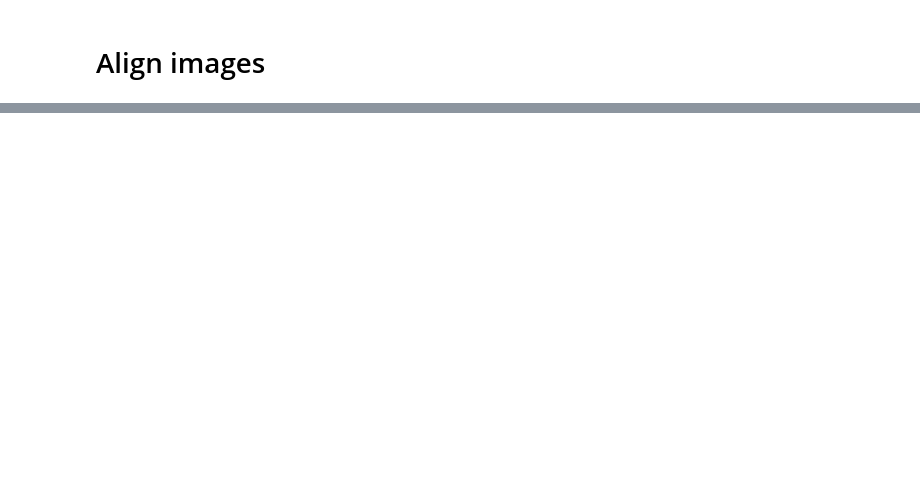
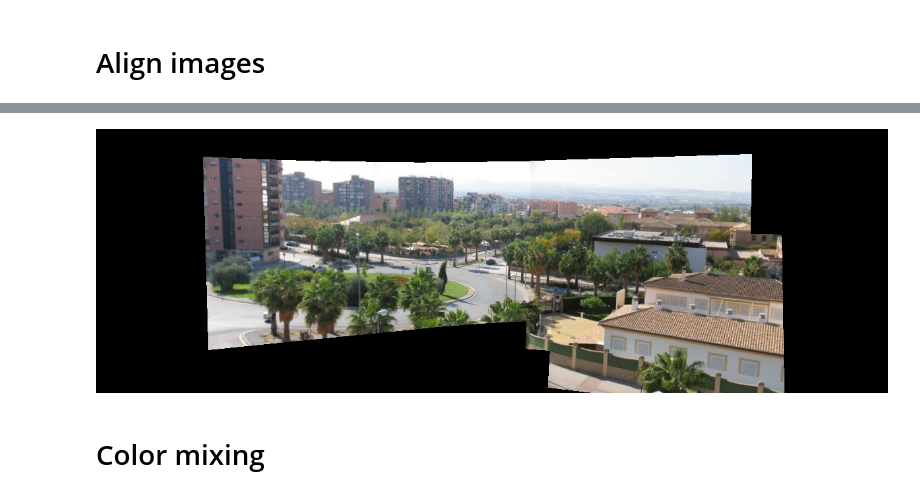
Before and after one commit to RoseSarlake/Computer-Vision, a Jupyter notebook: final.ipynb, the cells around one changed output, grey strips where cells are left out. Drawn from its saved outputs; the diff is of its cells as text; code cells hidden in the pictures; blank space fills up the shorter version.

```diff
--- a/final.ipynb
+++ b/final.ipynb
@@ -436,0 +317,18 @@ for i in range (1,len(lpA_blue)):
+# %%
+# stitch every images in the canvas
+panorama = cv2.warpPerspective(images[0], newhomo0,(canvas.shape[1],canvas.shape[0]),borderMode=cv2.BORDER_TRANSPARENT)
+panorama = cv2.warpPerspective(images[1], newhomo1,(canvas.shape[1],canvas.shape[0]),borderMode=cv2.BORDER_TRANSPARENT)
+panorama = cv2.warpPerspective(images[2], newhomo2,(canvas.shape[1],canvas.shape[0]),borderMode=cv2.BORDER_TRANSPARENT)
+panorama = cv2.warpPerspective(images[3], newhomo3,(canvas.shape[1],canvas.shape[0]),borderMode=cv2.BORDER_TRANSPARENT)
+panorama = cv2.warpPerspective(images[4], newhomo4,(canvas.shape[1],canvas.shape[0]),borderMode=cv2.BORDER_TRANSPARENT)
+panorama = cv2.warpPerspective(images[5], h, (canvas.shape[1],canvas.shape[0]),borderMode=cv2.BORDER_TRANSPARENT)
+panorama = cv2.warpPerspective(images[6], newhomo5,(canvas.shape[1],canvas.shape[0]),borderMode=cv2.BORDER_TRANSPARENT)
+panorama = cv2.warpPerspective(images[7], newhomo6,(canvas.shape[1],canvas.shape[0]),borderMode=cv2.BORDER_TRANSPARENT)
+panorama = cv2.warpPerspective(images[8], newhomo7,(canvas.shape[1],canvas.shape[0]),borderMode=cv2.BORDER_TRANSPARENT)
+panorama = cv2.warpPerspective(images[9], newhomo8,(canvas.shape[1],canvas.shape[0]),borderMode=cv2.BORDER_TRANSPARENT)
+# show the final panorama
+cv2_imshow(panorama)
+# %% [output]
+[figure, added]
+# %% [markdown]
+# Color mixing
```
Also changed, not shown: parts of 39 cells of this notebook.
